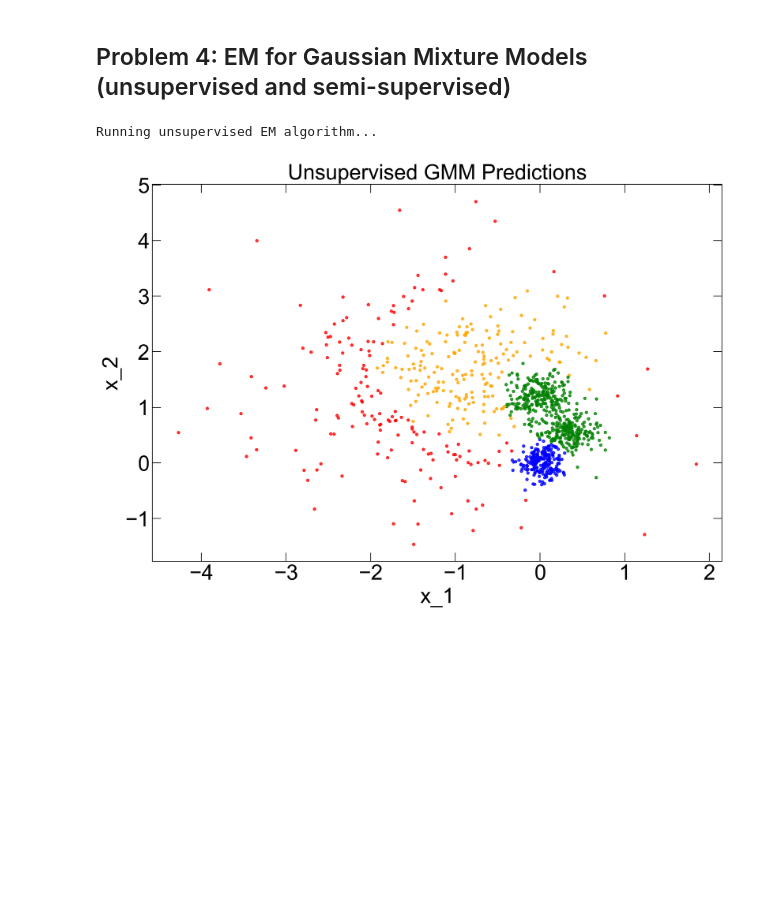
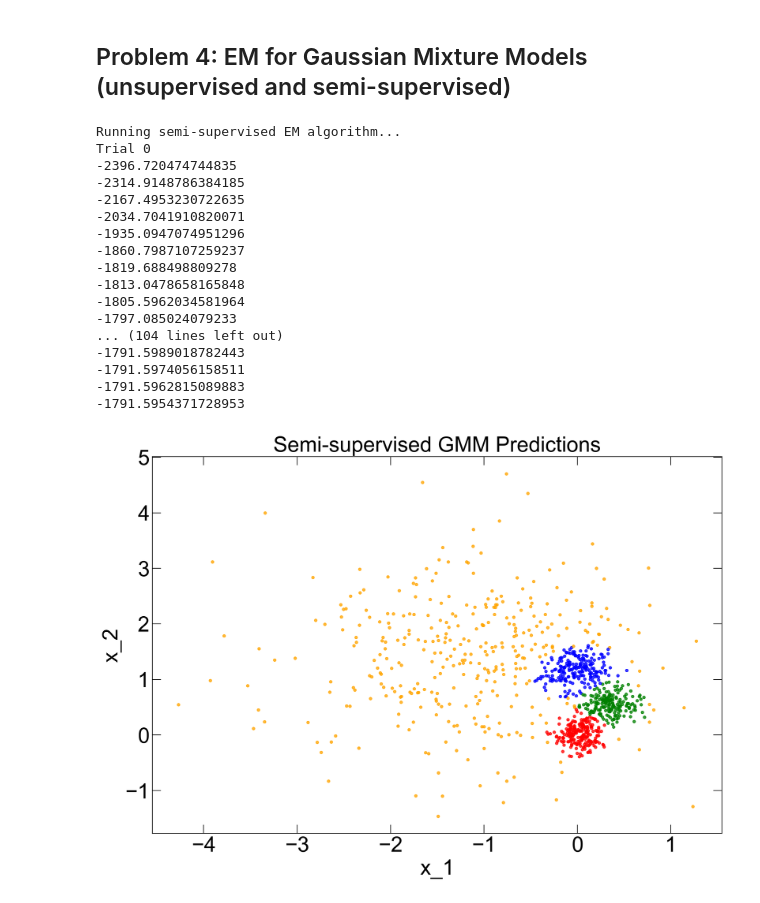
Before and after one commit to dcarabadjac/cs229-2018-autumn, a Jupyter notebook: problem-sets/PS3/PS3_Solution.ipynb, the cells around one changed output. Saved outputs shown, nothing was run; the diff lists cells and outputs as text; code cells hidden in the pictures; blank space fills up the shorter version.

```diff
--- a/problem-sets/PS3/PS3_Solution.ipynb
+++ b/problem-sets/PS3/PS3_Solution.ipynb
@@ -40,7 +40,8 @@ Using linear activation function the $o$ will be linear combination of the input
 # %% [markdown]
 ## Problem 4: EM for Gaussian Mixture Models (unsupervised and semi-supervised)
 # %%
-is_semi_supervised = False
+is_semi_supervised = True
+smart_init = False
 
 print('Running {} EM algorithm...'.format('semi-supervised' if is_semi_supervised else 'unsupervised'))
 
@@ -51,38 +52,61 @@ x_tilde = None
 
 if is_semi_supervised:
     # Split into labeled and unlabeled examples
     labeled_idxs = (z != p04_gmm.UNLABELED).squeeze()
     x_tilde = x[labeled_idxs, :]   # Labeled examples
     z = z[labeled_idxs, :]         # Corresponding labels
     x = x[~labeled_idxs, :]        # Unlabeled examples
 
 for trial_num  in range(p04_gmm.NUM_TRIALS):
     # *** START CODE HERE ***
+    print(f'Trial {trial_num}')
     m, n = x.shape
-    shuffled_pos = np.random.permutation(x)
-    parts = np.array_split(shuffled_pos, p04_gmm.K)
     mu = []
     sigma = []
-    for j in range(p04_gmm.K):
-        mu.append(np.mean(parts[j], axis=0))
-        sigma.append(np.cov(parts[j].T))
+
+    if is_semi_supervised and smart_init:
+        for j in range(p04_gmm.K):
+            mu.append(np.mean(x_tilde[(z==j)[:,0]], axis=0))
+            sigma.append(np.cov(x_tilde[(z==j)[:,0]].T))
+    else:
+        shuffled_pos = np.random.permutation(x)
+        parts = np.array_split(shuffled_pos, p04_gmm.K)
+        for j in range(p04_gmm.K):
+            mu.append(np.mean(parts[j], axis=0))
+            sigma.append(np.cov(parts[j].T))
 
     phi = np.ones(p04_gmm.K)/p04_gmm.K
     w = np.ones((m, p04_gmm.K))*phi
     # *** END CODE HERE ***
 
     if is_semi_supervised:
-        w = run_semi_supervised_em(x, x_tilde, z, w, phi, mu, sigma)
+        w = p04_gmm.run_semi_supervised_em(x, x_tilde, z, w, phi, mu, sigma)
     else:
         w = p04_gmm.run_em(x, w, phi, mu, sigma)
 
     # Plot your predictions
     z_pred = np.zeros(m)
     if w is not None:  # Just a placeholder for the starter code
         for i in range(m):
             z_pred[i] = np.argmax(w[i])
 
     p04_gmm.plot_gmm_preds(x, z_pred, is_semi_supervised, plot_id=trial_num)
 # %% [output]
-Running unsupervised EM algorithm...
+Running semi-supervised EM algorithm...
+Trial 0
+-2396.720474744835
+-2314.9148786384185
+-2167.4953230722635
+-2034.7041910820071
+-1935.0947074951296
+-1860.7987107259237
+-1819.688498809278
+-1813.0478658165848
+-1805.5962034581964
+-1797.085024079233
+... (104 lines left out)
+-1791.5989018782443
+-1791.5974056158511
+-1791.5962815089883
+-1791.5954371728953
-[figure, old version]
+[figure, new version]
```
Also changed, not shown: parts of 1 cell of this notebook, 1 other file.
